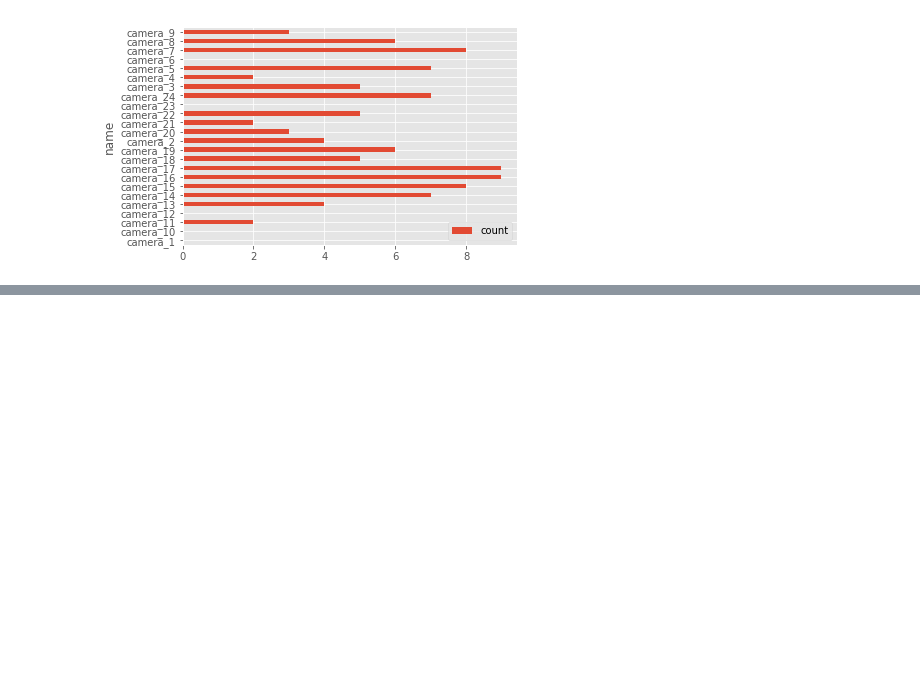
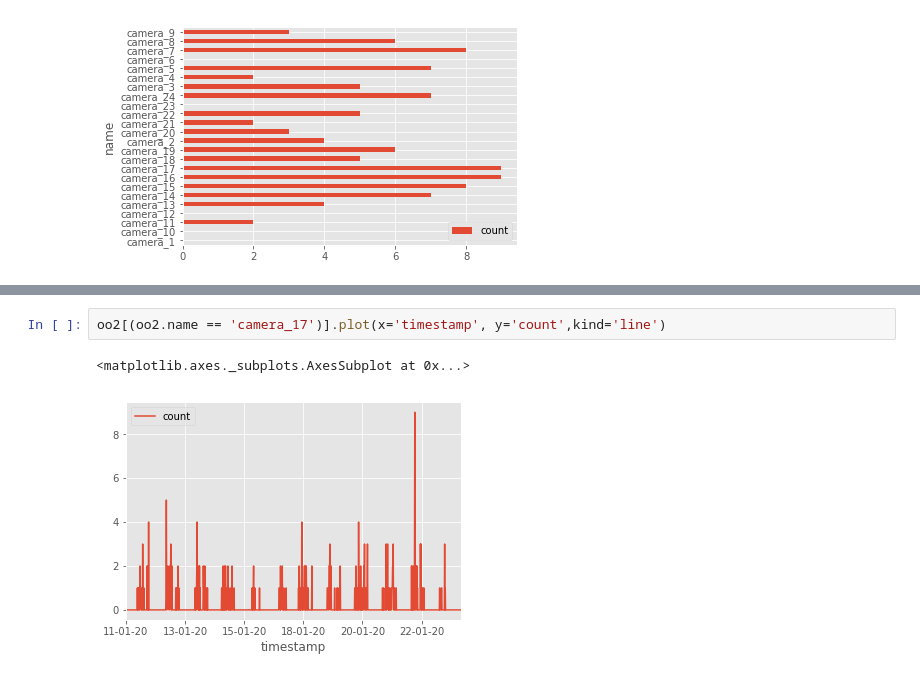
Before and after one commit to glebite/uatu, a Jupyter notebook: src/uatu-analysis.ipynb, the cells around one changed output, grey strips where cells are left out. Cells and saved outputs as stored; diff of their text form; blank space fills up the shorter version.

Commit message:
looking at more graphs - starting to come up with something that will find the patterns and identify an issue...

```diff
--- a/src/uatu-analysis.ipynb
+++ b/src/uatu-analysis.ipynb
@@ -64,0 +65,5 @@ See the caveats in the documentation: http://pandas.pydata.org/pandas-docs/stabl
+# %%
+oo2[(oo2.name == 'camera_17')].plot(x='timestamp', y='count',kind='line')
+# %% [output]
+<matplotlib.axes._subplots.AxesSubplot at 0x...>
+[figure, added]
```
Also changed, not shown: parts of 3 cells of this notebook.
